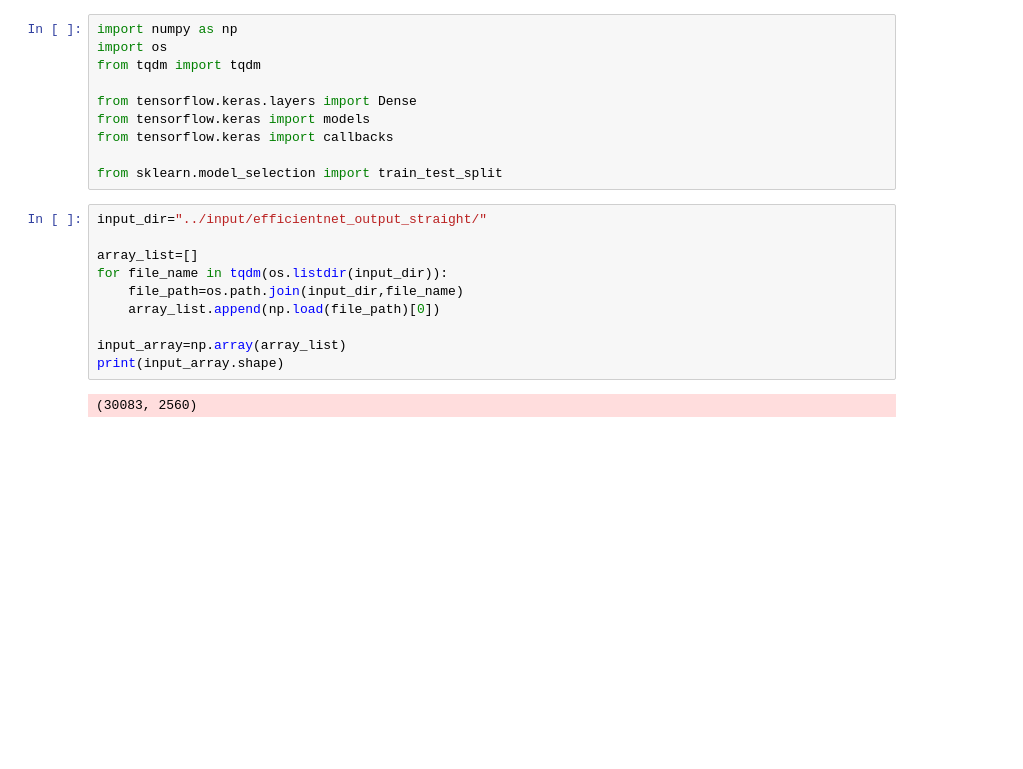
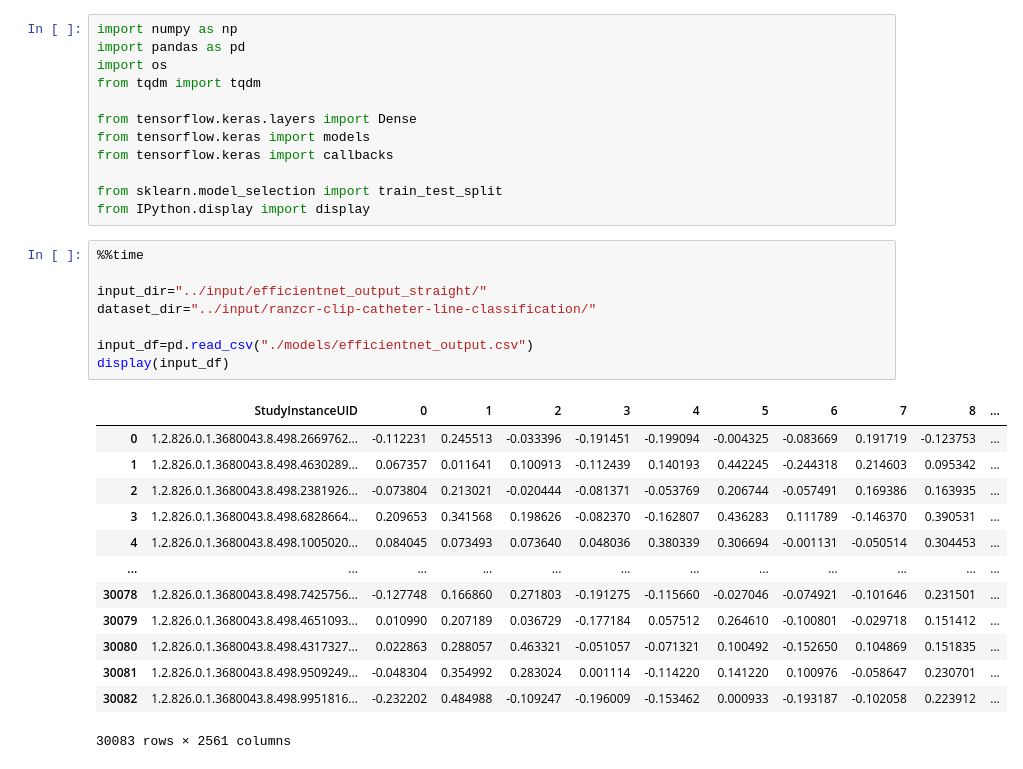
Before and after one commit to Hokoku/catheter, a Jupyter notebook: autoencoder.ipynb, the cells around one changed output. Cells and saved outputs as stored; diff of their text form; blank space fills up the shorter version.

Commit message:
add efficientnet_output.csv

```diff
--- a/autoencoder.ipynb
+++ b/autoencoder.ipynb
@@ -1,5 +1,6 @@
 # %%
 import numpy as np
+import pandas as pd
 import os
 from tqdm import tqdm
 
@@ -8,15 +9,26 @@ from tensorflow.keras import models
 from tensorflow.keras import callbacks
 
 from sklearn.model_selection import train_test_split
+from IPython.display import display
-# %%
-input_dir="../input/efficientnet_output_straight/"
-
-array_list=[]
-for file_name in tqdm(os.listdir(input_dir)):
-    file_path=os.path.join(input_dir,file_name)
-    array_list.append(np.load(file_path)[0])
-
-input_array=np.array(array_list)
-print(input_array.shape)
-# %% [output]
-(30083, 2560)
+# %%
+%%time
+
+input_dir="../input/efficientnet_output_straight/"
+dataset_dir="../input/ranzcr-clip-catheter-line-classification/"
+
+input_df=pd.read_csv("./models/efficientnet_output.csv")
+display(input_df)
+# %% [output]
+|  | StudyInstanceUID | 0 | 1 | 2 | 3 | 4 | 5 | 6 | 7 | 8 | ... |
+| 0 | 1.2.826.0.1.3680043.8.498.2669762... | -0.112231 | 0.245513 | -0.033396 | -0.191451 | -0.199094 | -0.004325 | -0.083669 | 0.191719 | -0.123753 | ... |
+| 1 | 1.2.826.0.1.3680043.8.498.4630289... | 0.067357 | 0.011641 | 0.100913 | -0.112439 | 0.140193 | 0.442245 | -0.244318 | 0.214603 | 0.095342 | ... |
+| 2 | 1.2.826.0.1.3680043.8.498.2381926... | -0.073804 | 0.213021 | -0.020444 | -0.081371 | -0.053769 | 0.206744 | -0.057491 | 0.169386 | 0.163935 | ... |
+| 3 | 1.2.826.0.1.3680043.8.498.6828664... | 0.209653 | 0.341568 | 0.198626 | -0.082370 | -0.162807 | 0.436283 | 0.111789 | -0.146370 | 0.390531 | ... |
+| 4 | 1.2.826.0.1.3680043.8.498.1005020... | 0.084045 | 0.073493 | 0.073640 | 0.048036 | 0.380339 | 0.306694 | -0.001131 | -0.050514 | 0.304453 | ... |
+| ... | ... | ... | ... | ... | ... | ... | ... | ... | ... | ... | ... |
+| 30078 | 1.2.826.0.1.3680043.8.498.7425756... | -0.127748 | 0.166860 | 0.271803 | -0.191275 | -0.115660 | -0.027046 | -0.074921 | -0.101646 | 0.231501 | ... |
+| 30079 | 1.2.826.0.1.3680043.8.498.4651093... | 0.010990 | 0.207189 | 0.036729 | -0.177184 | 0.057512 | 0.264610 | -0.100801 | -0.029718 | 0.151412 | ... |
+| 30080 | 1.2.826.0.1.3680043.8.498.4317327... | 0.022863 | 0.288057 | 0.463321 | -0.051057 | -0.071321 | 0.100492 | -0.152650 | 0.104869 | 0.151835 | ... |
+| 30081 | 1.2.826.0.1.3680043.8.498.9509249... | -0.048304 | 0.354992 | 0.283024 | 0.001114 | -0.114220 | 0.141220 | 0.100976 | -0.058647 | 0.230701 | ... |
+| 30082 | 1.2.826.0.1.3680043.8.498.9951816... | -0.232202 | 0.484988 | -0.109247 | -0.196009 | -0.153462 | 0.000933 | -0.193187 | -0.102058 | 0.223912 | ... |
+30083 rows × 2561 columns
```
Also changed, not shown: parts of 3 cells of this notebook, 1 other file.
